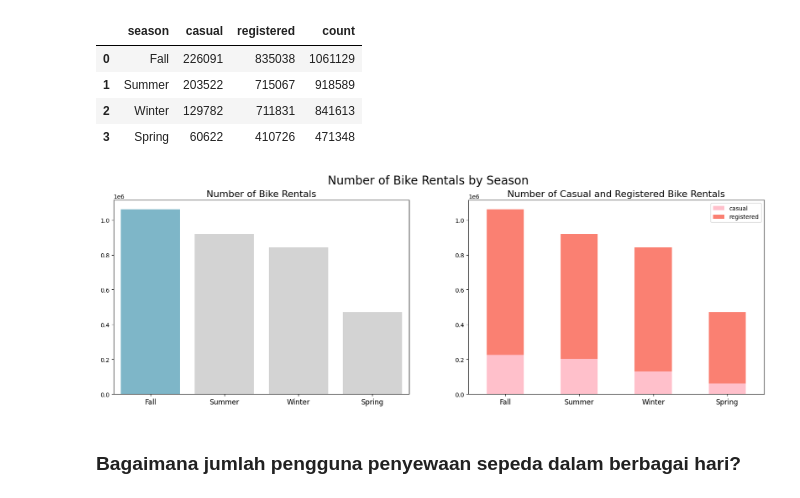
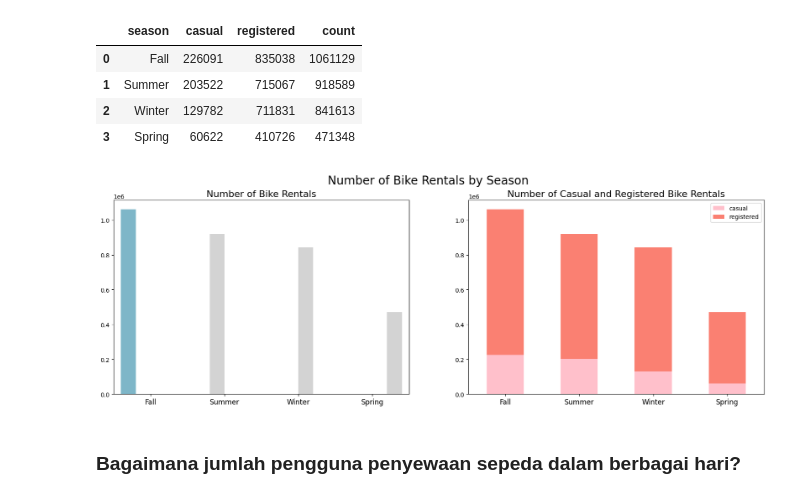
Before and after one commit to huseinsalman23476/submission-analisis-data, a Jupyter notebook: notebook.ipynb, the cells around one changed output. Drawn from its saved outputs; the diff is of its cells as text; code cells hidden in the pictures.

```diff
--- a/notebook.ipynb
+++ b/notebook.ipynb
@@ -14,7 +14,7 @@ import seaborn as sns
 # %% [markdown]
 ### Gathering Data
 # %%
-day_df = pd.read_csv("./data/day.csv")
+day_df = pd.read_csv("https://raw.githubusercontent.com/huseinsalman23476/submission-analisis-data/main/data/day.csv")
 day_df.head()
 # %% [output]
 |  | instant | dteday | season | yr | mnth | holiday | weekday | workingday | weathersit | temp | ... |
@@ -24,7 +24,7 @@ day_df.head()
 | 3 | 4 | 2011-01-04 | 1 | 0 | 1 | 0 | 2 | 1 | 1 | 0.200000 | ... |
 | 4 | 5 | 2011-01-05 | 1 | 0 | 1 | 0 | 3 | 1 | 1 | 0.226957 | ... |
 # %%
-hour_df = pd.read_csv("./data/hour.csv")
+hour_df = pd.read_csv("https://raw.githubusercontent.com/huseinsalman23476/submission-analisis-data/main/data/hour.csv")
 hour_df.head()
 # %% [output]
 |  | instant | dteday | season | yr | mnth | hr | holiday | weekday | workingday | weathersit | ... |
@@ -1274,31 +1274,34 @@ seasonly_bike_rentals_df.head()
 # %%
 fig, ax = plt.subplots(nrows=1, ncols=2, figsize=(20, 6))
 
 sns.barplot(
     y="count",
     x="season",
     hue="season",
-    legend=False,
+    # legend=False,
     data=seasonly_bike_rentals_df.sort_values(by="count", ascending=False),
     palette=["#72BCD4", "#D3D3D3", "#D3D3D3", "#D3D3D3"],
     ax=ax[0]
 )
 ax[0].set_title("Number of Bike Rentals", loc="center", fontsize=16)
 ax[0].set_ylabel(None)
 ax[0].set_xlabel(None)
 ax[0].tick_params(axis='x', labelsize=12)
+ax[0].legend([], [], frameon=False)
 
 seasonly_bike_rentals_2_df = seasonly_bike_rentals_df.loc[:, ["season", "casual", "registered"]]
 seasonly_bike_rentals_2_df.plot.bar(x='season', stacked=True, color=['pink', 'salmon'], ax=ax[1])
 ax[1].set_title("Number of Casual and Registered Bike Rentals", loc="center", fontsize=16)
 ax[1].set_ylabel(None)
 ax[1].set_xlabel(None)
 ax[1].tick_params(axis='x', labelsize=12, rotation=0)
 
+
+
 plt.suptitle("Number of Bike Rentals by Season", fontsize=20)
 plt.show()
 # %% [output]
-[figure, old version]
+[figure, new version]
 # %% [markdown]
 ### Bagaimana jumlah pengguna penyewaan sepeda dalam berbagai hari?
 # %%
```
Also changed, not shown: parts of 22 cells of this notebook.
